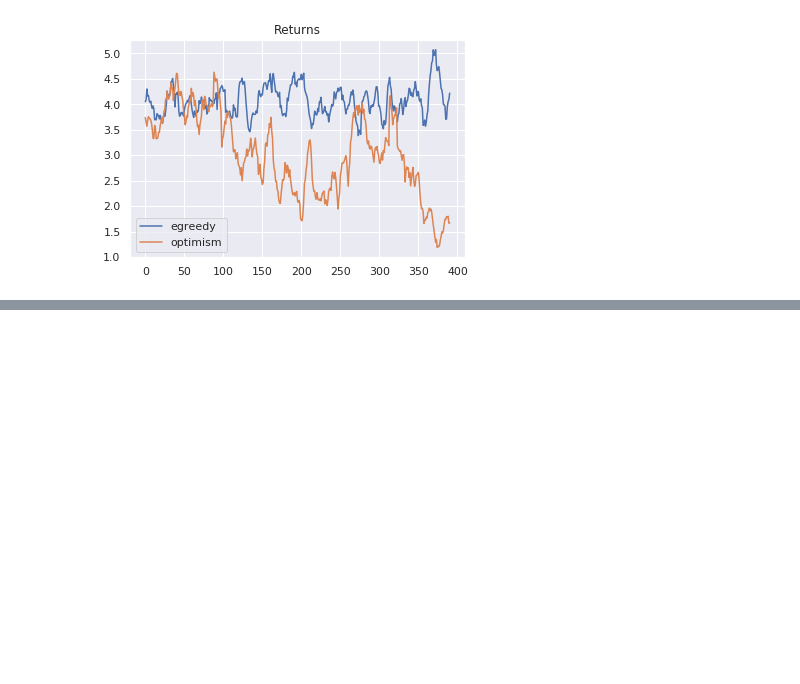
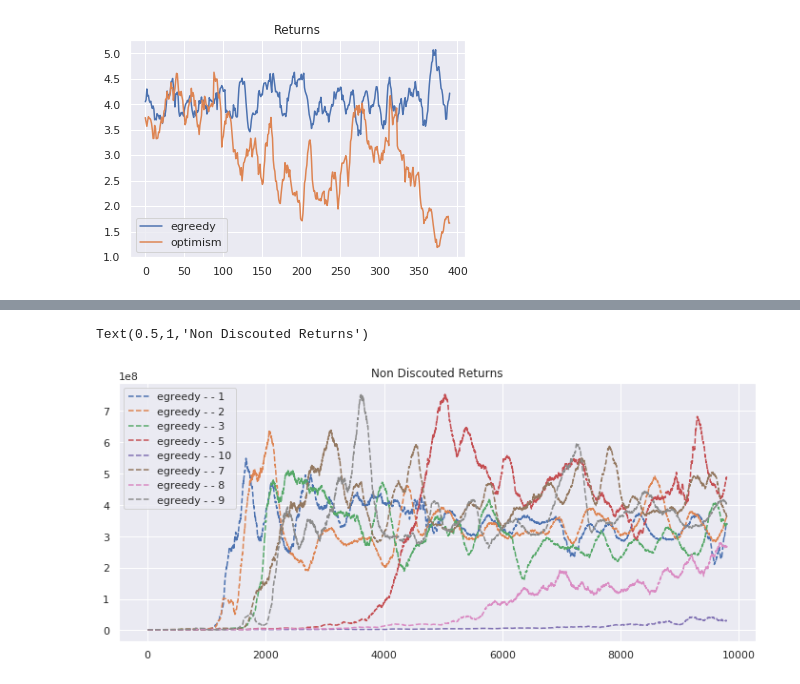
Before and after one commit to Rkeramati/cvar, a Jupyter notebook: hiv/Final Step by Step check.ipynb, the cells around one changed output, grey strips where cells are left out. Cells and saved outputs as stored; diff of their text form; code cells hidden in the pictures; blank space fills up the shorter version.

```diff
--- a/hiv/Final Step by Step check.ipynb
+++ b/hiv/Final Step by Step check.ipynb
@@ -354,0 +378,19 @@ Text(0.5,1,'Returns')
+# %%
+num=10000
+plt.figure(figsize=(12, 5))
+
+for tune in [1,2,3,5,10, 7,8,9]:
+    data = pickle.load(open('results/e_50_tune%d_all_%d.p'%(tune, num), 'rb'))
+    res = mv(np.sum(data['all'][:num, :], axis=-1), 200) *1e6
+    plt.plot(res, '--', label = 'egreedy - - %d'%(tune))
+# num=8000
+# for tune in [4, 8]:
+#     data = pickle.load(open('results/opt_50_tune%d_all_%d.p'%(tune, num), 'rb'))
+#     res = mv(np.sum(data['all'][:num, :], axis=-1), 200) * 1e6
+#     plt.plot(res, label = 'optimism %d'%(tune))
+
+plt.legend()
+plt.title("Non Discouted Returns")
+# %% [output]
+Text(0.5,1,'Non Discouted Returns')
+[figure, added]
```
Also changed, not shown: parts of 5 cells of this notebook, 1 other file.
